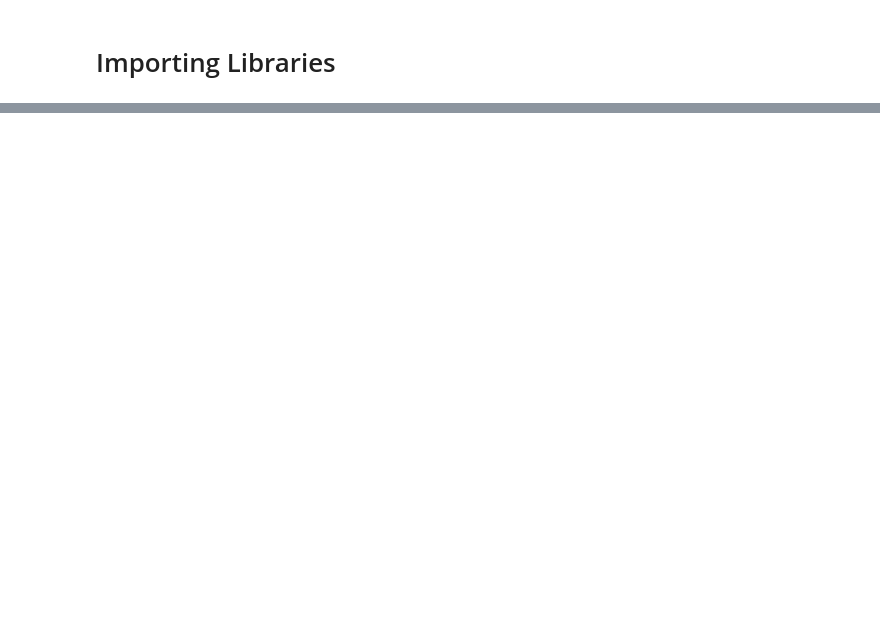
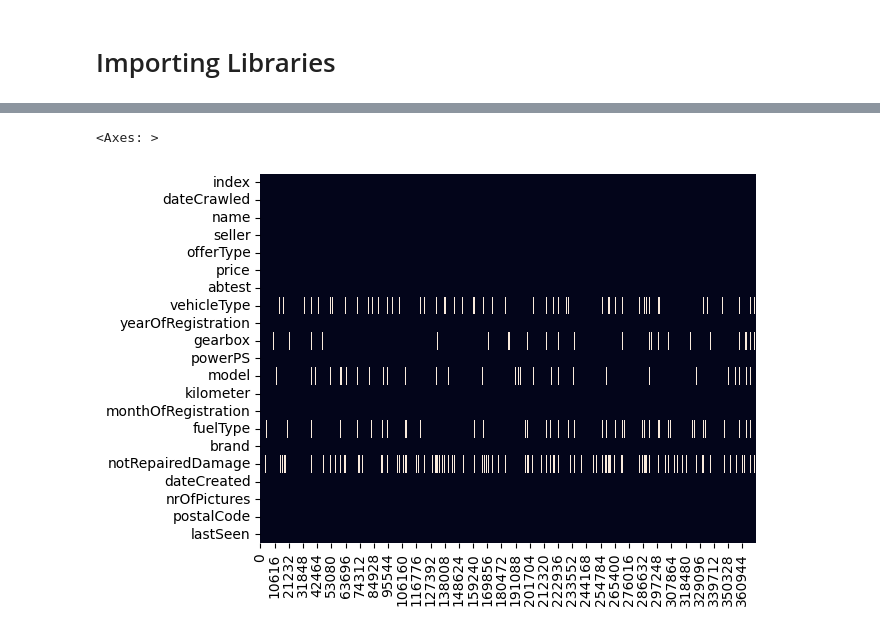
Before and after one commit to rajendra195/ds_ml_project, a Jupyter notebook: notebook_file/EDA.ipynb, the cells around one changed output, grey strips where cells are left out. Drawn from its saved outputs; the diff is of its cells as text; code cells hidden in the pictures; blank space fills up the shorter version.

```diff
--- a/notebook_file/EDA.ipynb
+++ b/notebook_file/EDA.ipynb
@@ -9,0 +10,4 @@ ModuleNotFoundError: No module named 'matplotlib'
+# %%
+missing_values = ["?", "", "n/a", "--"]
+df = pd.read_csv("G:/Data science/DS_ML_Project/datasets/autos.csv", na_values=missing_values)
+df.head()
@@ -9,0 +42,5 @@ ModuleNotFoundError: No module named 'matplotlib'
+# %%
+sns.heatmap(df.isna().transpose(), cbar=False)
+# %% [output]
+<Axes: >
+[figure, added]
```
Also changed, not shown: parts of 16 cells of this notebook, 2 other files.
